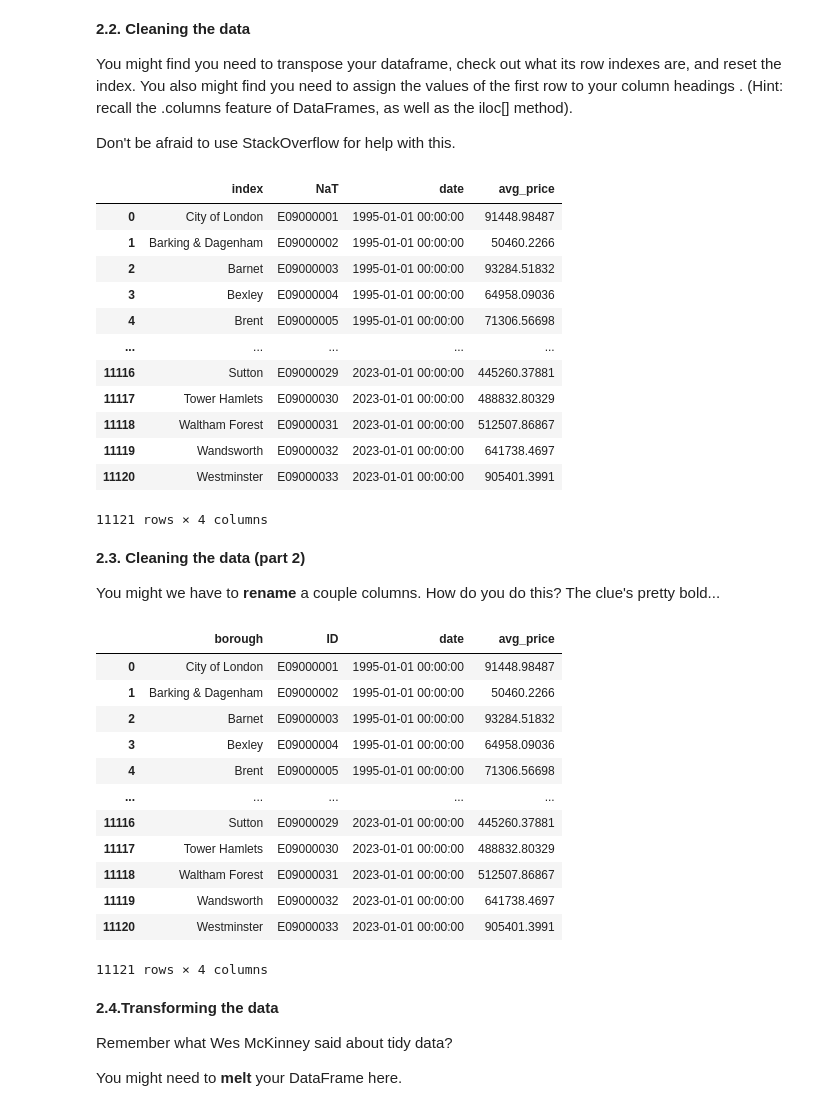
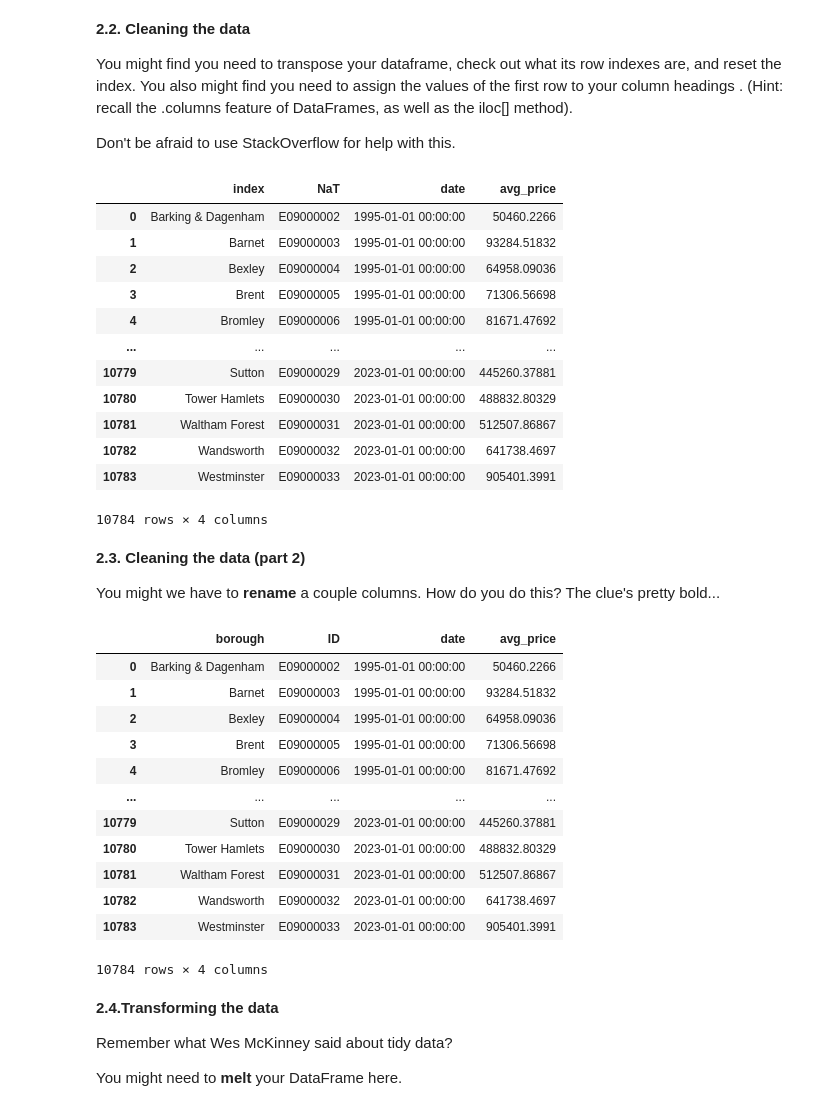
Before and after one commit to mmccain17/Springboard-Projects, a Jupyter notebook: London Housing Case Study - Tier 3.ipynb, the cells around one changed output. Cells and saved outputs as stored; diff of their text form; code cells hidden in the pictures.

```diff
--- a/London Housing Case Study - Tier 3.ipynb
+++ b/London Housing Case Study - Tier 3.ipynb
@@ -141,28 +141,28 @@ Don't be afraid to use StackOverflow for help  with this.
 # %%
 flip = properties.transpose()
 new = flip.rename(columns = flip.iloc[0].astype(str)).drop(index = 'Unnamed: 0', axis = 1).dropna().reset_index()
-nonBoroughs = ['Inner London', 'Outer London',
+nonBoroughs = ['City of London', 'Inner London', 'Outer London',
                'NORTH EAST', 'NORTH WEST', 'YORKS & THE HUMBER',
                'EAST MIDLANDS', 'WEST MIDLANDS',
               'EAST OF ENGLAND', 'LONDON', 'SOUTH EAST',
               'SOUTH WEST', 'England']
 boroughs = new.loc[~new['index'].isin(nonBoroughs)]
 props = boroughs.melt(id_vars = ['index', 'NaT'], var_name = 'date', value_name = 'avg_price')
 props
 # %% [output]
 |  | index | NaT | date | avg_price |
-| 0 | City of London | E09000001 | 1995-01-01 00:00:00 | 91448.98487 |
-| 1 | Barking & Dagenham | E09000002 | 1995-01-01 00:00:00 | 50460.2266 |
-| 2 | Barnet | E09000003 | 1995-01-01 00:00:00 | 93284.51832 |
-| 3 | Bexley | E09000004 | 1995-01-01 00:00:00 | 64958.09036 |
-| 4 | Brent | E09000005 | 1995-01-01 00:00:00 | 71306.56698 |
+| 0 | Barking & Dagenham | E09000002 | 1995-01-01 00:00:00 | 50460.2266 |
+| 1 | Barnet | E09000003 | 1995-01-01 00:00:00 | 93284.51832 |
+| 2 | Bexley | E09000004 | 1995-01-01 00:00:00 | 64958.09036 |
+| 3 | Brent | E09000005 | 1995-01-01 00:00:00 | 71306.56698 |
+| 4 | Bromley | E09000006 | 1995-01-01 00:00:00 | 81671.47692 |
 | ... | ... | ... | ... | ... |
-| 11116 | Sutton | E09000029 | 2023-01-01 00:00:00 | 445260.37881 |
-| 11117 | Tower Hamlets | E09000030 | 2023-01-01 00:00:00 | 488832.80329 |
-| 11118 | Waltham Forest | E09000031 | 2023-01-01 00:00:00 | 512507.86867 |
-| 11119 | Wandsworth | E09000032 | 2023-01-01 00:00:00 | 641738.4697 |
-| 11120 | Westminster | E09000033 | 2023-01-01 00:00:00 | 905401.3991 |
+| 10779 | Sutton | E09000029 | 2023-01-01 00:00:00 | 445260.37881 |
+| 10780 | Tower Hamlets | E09000030 | 2023-01-01 00:00:00 | 488832.80329 |
+| 10781 | Waltham Forest | E09000031 | 2023-01-01 00:00:00 | 512507.86867 |
+| 10782 | Wandsworth | E09000032 | 2023-01-01 00:00:00 | 641738.4697 |
+| 10783 | Westminster | E09000033 | 2023-01-01 00:00:00 | 905401.3991 |
-11121 rows × 4 columns
+10784 rows × 4 columns
 # %% [markdown]
 **2.3. Cleaning the data (part 2)**
 
@@ -172,18 +172,18 @@ dfg = props.rename(columns = {'index':'borough', 'NaT':'ID'})
 dfg
 # %% [output]
 |  | borough | ID | date | avg_price |
-| 0 | City of London | E09000001 | 1995-01-01 00:00:00 | 91448.98487 |
-| 1 | Barking & Dagenham | E09000002 | 1995-01-01 00:00:00 | 50460.2266 |
-| 2 | Barnet | E09000003 | 1995-01-01 00:00:00 | 93284.51832 |
-| 3 | Bexley | E09000004 | 1995-01-01 00:00:00 | 64958.09036 |
-| 4 | Brent | E09000005 | 1995-01-01 00:00:00 | 71306.56698 |
+| 0 | Barking & Dagenham | E09000002 | 1995-01-01 00:00:00 | 50460.2266 |
+| 1 | Barnet | E09000003 | 1995-01-01 00:00:00 | 93284.51832 |
+| 2 | Bexley | E09000004 | 1995-01-01 00:00:00 | 64958.09036 |
+| 3 | Brent | E09000005 | 1995-01-01 00:00:00 | 71306.56698 |
+| 4 | Bromley | E09000006 | 1995-01-01 00:00:00 | 81671.47692 |
 | ... | ... | ... | ... | ... |
-| 11116 | Sutton | E09000029 | 2023-01-01 00:00:00 | 445260.37881 |
-| 11117 | Tower Hamlets | E09000030 | 2023-01-01 00:00:00 | 488832.80329 |
-| 11118 | Waltham Forest | E09000031 | 2023-01-01 00:00:00 | 512507.86867 |
-| 11119 | Wandsworth | E09000032 | 2023-01-01 00:00:00 | 641738.4697 |
-| 11120 | Westminster | E09000033 | 2023-01-01 00:00:00 | 905401.3991 |
+| 10779 | Sutton | E09000029 | 2023-01-01 00:00:00 | 445260.37881 |
+| 10780 | Tower Hamlets | E09000030 | 2023-01-01 00:00:00 | 488832.80329 |
+| 10781 | Waltham Forest | E09000031 | 2023-01-01 00:00:00 | 512507.86867 |
+| 10782 | Wandsworth | E09000032 | 2023-01-01 00:00:00 | 641738.4697 |
+| 10783 | Westminster | E09000033 | 2023-01-01 00:00:00 | 905401.3991 |
-11121 rows × 4 columns
+10784 rows × 4 columns
 # %% [markdown]
 **2.4.Transforming the data**
 
```
Also changed, not shown: parts of 2 cells of this notebook.
